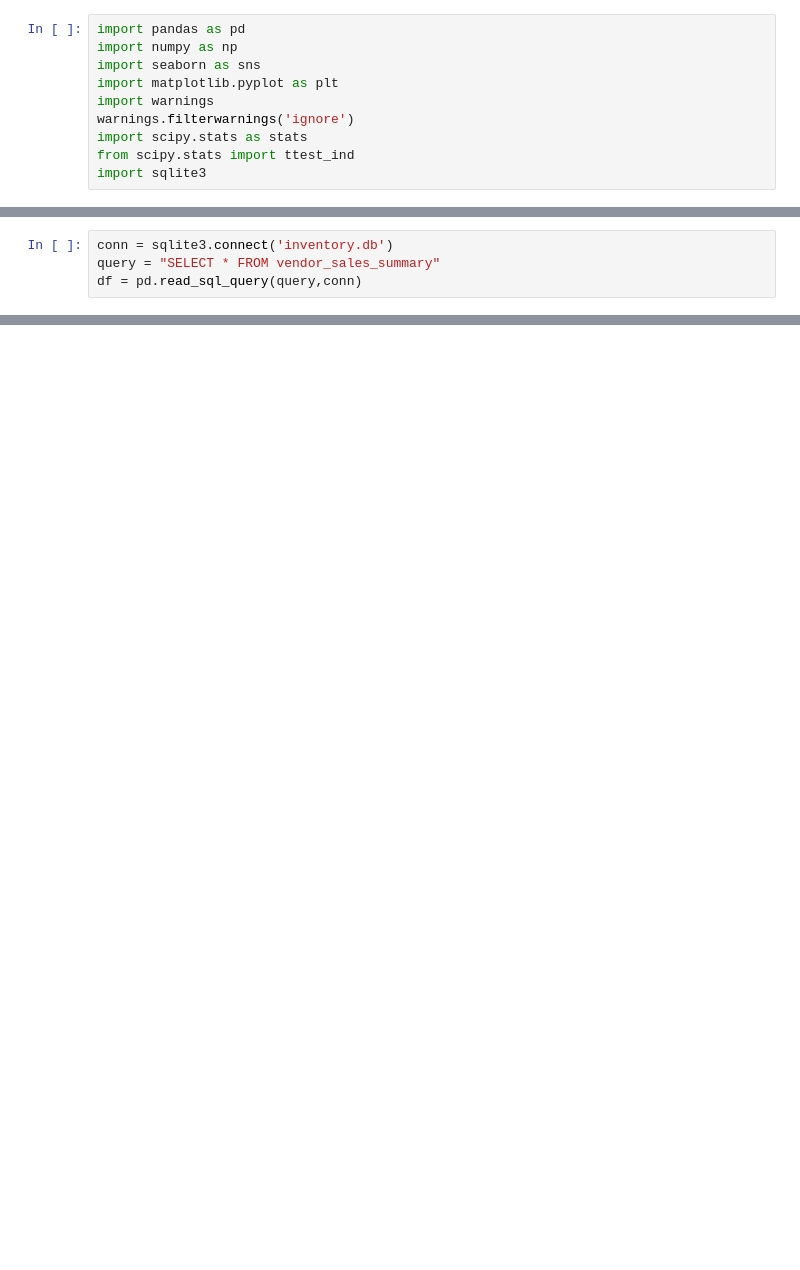
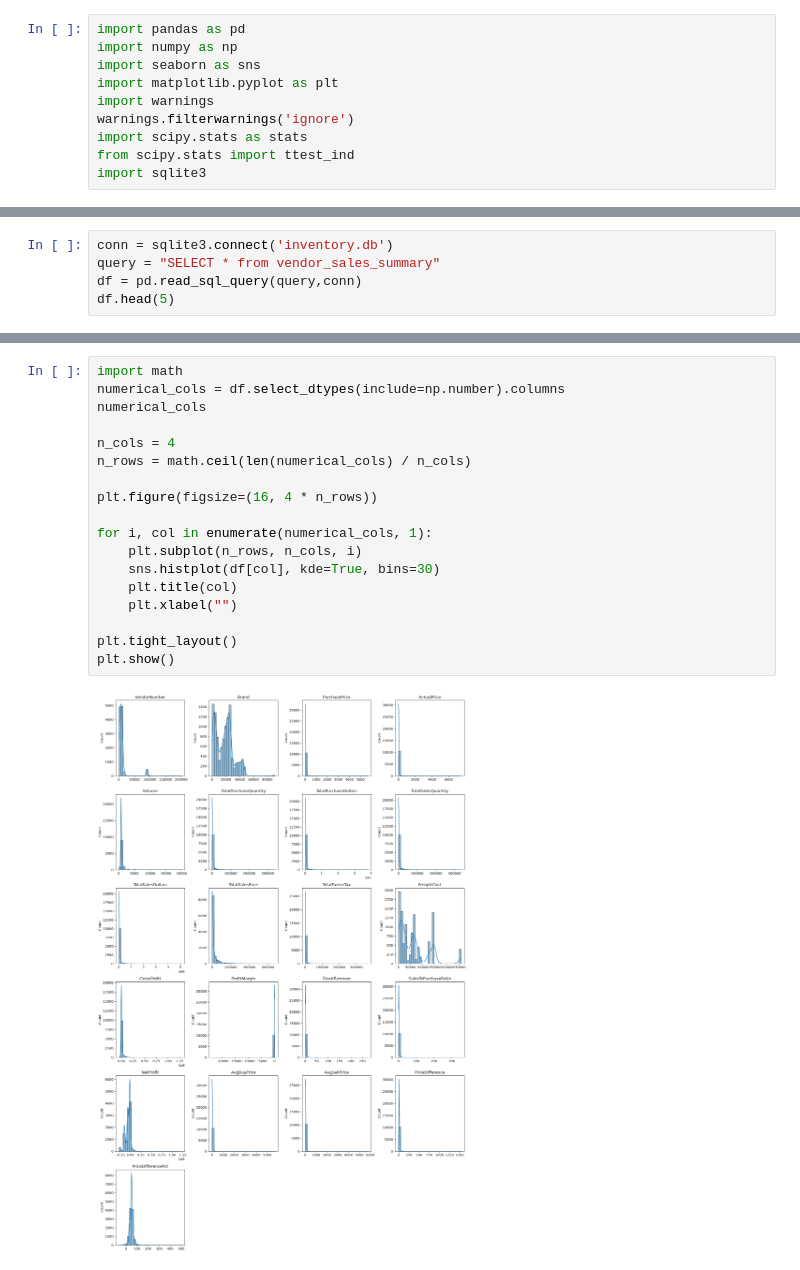
Before and after one commit to sidhesh-tavare/Vendor-Performance-Analysis, a Jupyter notebook: notebook/Vendor_Performance_Analysis.ipynb, the cells around one changed output, grey strips where cells are left out. Saved outputs shown, nothing was run; the diff lists cells and outputs as text; blank space fills up the shorter version.

Commit message:
Added Vendor ANALYSIS EDA NOTEBOOK

```diff
--- a/notebook/Vendor_Performance_Analysis.ipynb
+++ b/notebook/Vendor_Performance_Analysis.ipynb
@@ -11,4 +26,5 @@ import sqlite3
 # %%
 conn = sqlite3.connect('inventory.db')
-query = "SELECT * FROM vendor_sales_summary"
+query = "SELECT * from vendor_sales_summary"
 df = pd.read_sql_query(query,conn)
+df.head(5)
@@ -16,0 +59,20 @@ df
+# %%
+import math
+numerical_cols = df.select_dtypes(include=np.number).columns
+numerical_cols
+
+n_cols = 4
+n_rows = math.ceil(len(numerical_cols) / n_cols)
+
+plt.figure(figsize=(16, 4 * n_rows))
+
+for i, col in enumerate(numerical_cols, 1):
+    plt.subplot(n_rows, n_cols, i)
+    sns.histplot(df[col], kde=True, bins=30)
+    plt.title(col)
+    plt.xlabel("")
+
+plt.tight_layout()
+plt.show()
+# %% [output]
+[figure, added]
```
Also changed, not shown: parts of 64 cells of this notebook.
